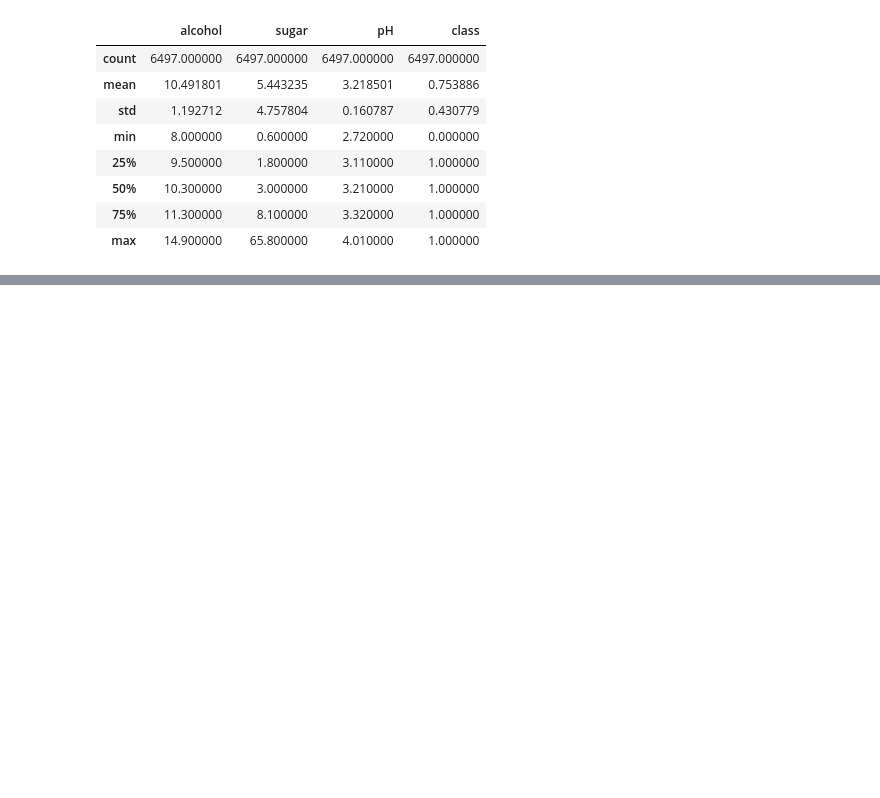
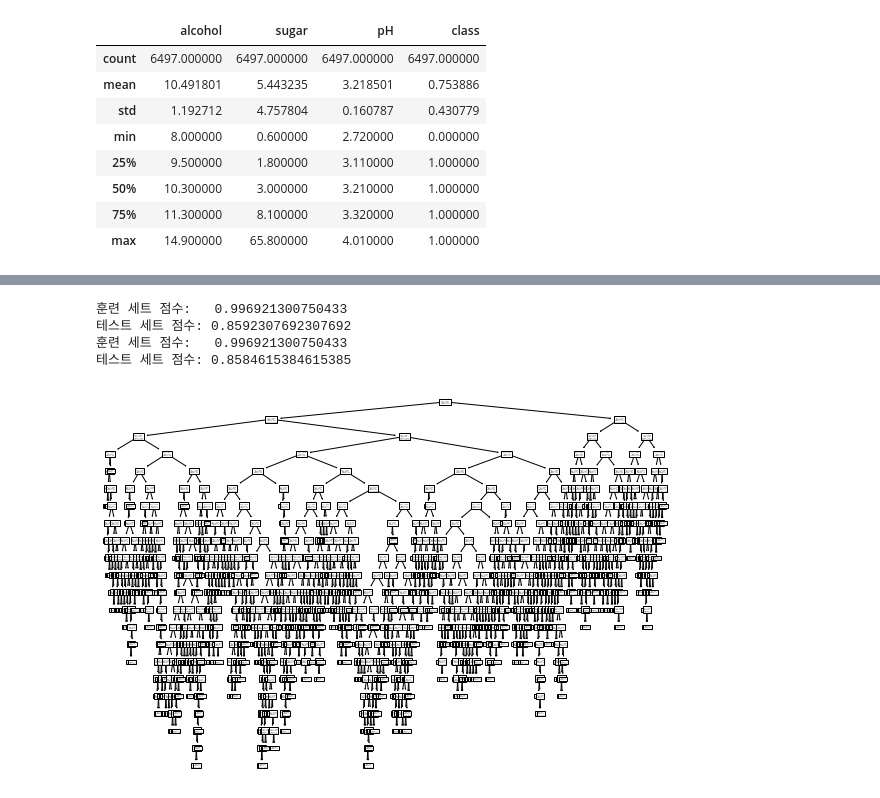
Before and after one commit to keizikang/self_study_mldl, a Jupyter notebook: 혼공머신_5장.ipynb, the cells around one changed output, grey strips where cells are left out. Saved outputs shown, nothing was run; the diff lists cells and outputs as text; code cells hidden in the pictures; blank space fills up the shorter version.

```diff
--- a/혼공머신_5장.ipynb
+++ b/혼공머신_5장.ipynb
@@ -53,3 +53,26 @@ wine.describe()
 | 50% | 10.300000 | 3.000000 | 3.210000 | 1.000000 |
 | 75% | 11.300000 | 8.100000 | 3.320000 | 1.000000 |
 | max | 14.900000 | 65.800000 | 4.010000 | 1.000000 |
+# %%
+# 입력 데이터는 알콜 도수, 당도, 산도이고 타겟은 class임
+# (0: 레드, 1:화이트)
+data = wine[['alcohol', 'sugar', 'pH']].to_numpy()
+target = wine['class'].to_numpy()
+
+# 훈련/테스트 세트로 나눔
+from sklearn.model_selection import train_test_split
+train_input, test_input, train_target, test_target = train_test_split(
+    data, target, test_size=0.2, random_state=42)
+
+from sklearn.preprocessing import StandardScaler
+ss = StandardScaler()
+ss.fit(train_input)
+train_scaled = ss.transform(train_input)
+test_scaled = ss.transform(test_input)
+
+# LogisticRegression으로 분류 모델을 만들어봄
+from sklearn.linear_model import LogisticRegression
+lr = LogisticRegression()
+lr.fit(train_scaled, train_target)
+print(f'훈련 세트 점수:   {lr.score(train_scaled, train_target)}')
+print(f'테스트 세트 점수: {lr.score(test_scaled, test_target)}')
@@ -55,0 +106,24 @@ wine.describe()
+# %%
+# 결정 트리는 DecisionTreeClassifier 클래스를 사용함
+# 결정 트리는 표준화를 하지 않아도 됨
+from sklearn.tree import DecisionTreeClassifier
+dt = DecisionTreeClassifier(random_state=42)
+dt.fit(train_scaled, train_target)
+print(f'훈련 세트 점수:   {dt.score(train_scaled, train_target)}')
+print(f'테스트 세트 점수: {dt.score(test_scaled, test_target)}')
+dt.fit(train_input, train_target)
+print(f'훈련 세트 점수:   {dt.score(train_input, train_target)}')
+print(f'테스트 세트 점수: {dt.score(test_input, test_target)}')
+# %% [output]
+훈련 세트 점수:   0.996921300750433
+테스트 세트 점수: 0.8592307692307692
+훈련 세트 점수:   0.996921300750433
+테스트 세트 점수: 0.8584615384615385
+# %%
+import matplotlib.pyplot as plt
+from sklearn.tree import plot_tree
+plt.figure(figsize=(10, 7))
+plot_tree(dt)
+plt.show()
+# %% [output]
+[figure, added]
```
Also changed, not shown: parts of 3 cells of this notebook.
